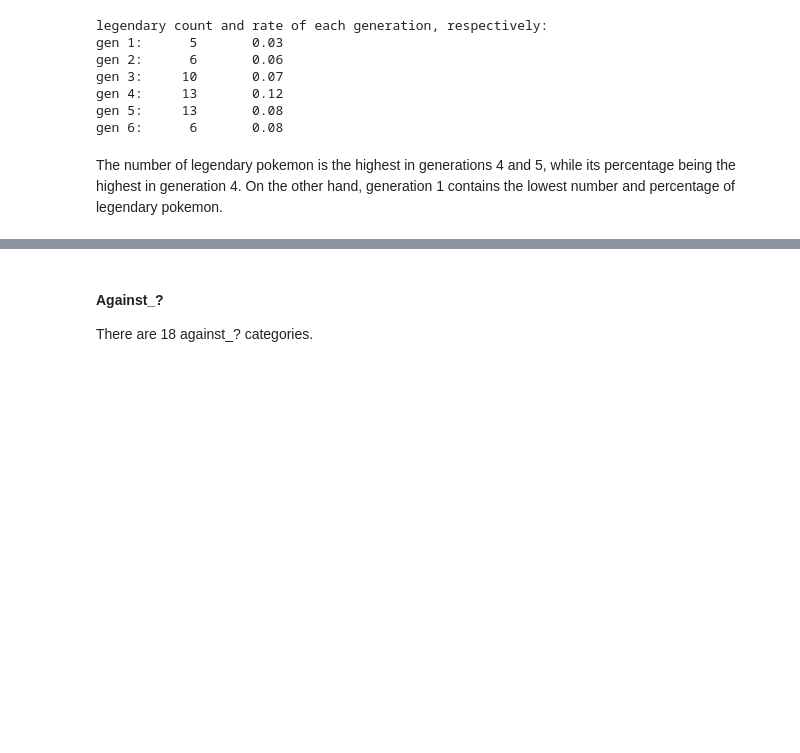
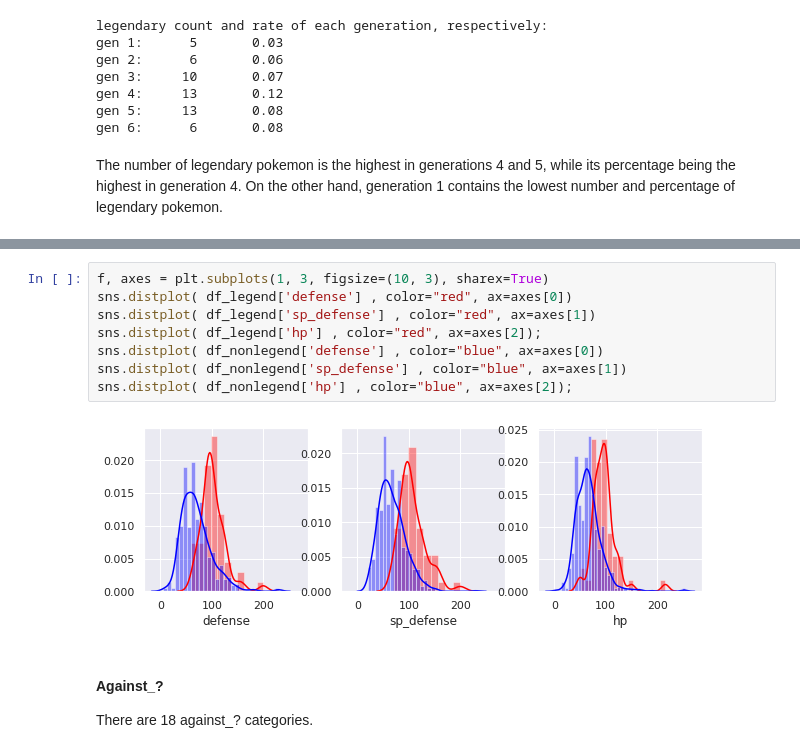
Before and after one commit to com-480-data-visualization/com-480-project-analaktycs, a Jupyter notebook: Milestone1_group2.ipynb, the cells around one changed output, grey strips where cells are left out. Drawn from its saved outputs; the diff is of its cells as text; blank space fills up the shorter version.

```diff
--- a/Milestone1_group2.ipynb
+++ b/Milestone1_group2.ipynb
@@ -759,3 +768,13 @@ df2_l = df2.drop(columns=['generation','pokedex_number'])
+# %%
+f, axes = plt.subplots(1, 3, figsize=(10, 3), sharex=True)
+sns.distplot( df_legend['defense'] , color="red", ax=axes[0])
+sns.distplot( df_legend['sp_defense'] , color="red", ax=axes[1])
+sns.distplot( df_legend['hp'] , color="red", ax=axes[2]);
+sns.distplot( df_nonlegend['defense'] , color="blue", ax=axes[0])
+sns.distplot( df_nonlegend['sp_defense'] , color="blue", ax=axes[1])
+sns.distplot( df_nonlegend['hp'] , color="blue", ax=axes[2]);
+# %% [output]
+[figure, added]
 # %% [markdown]
 #### Against_?
 
```
Also changed, not shown: parts of 6 cells of this notebook.
